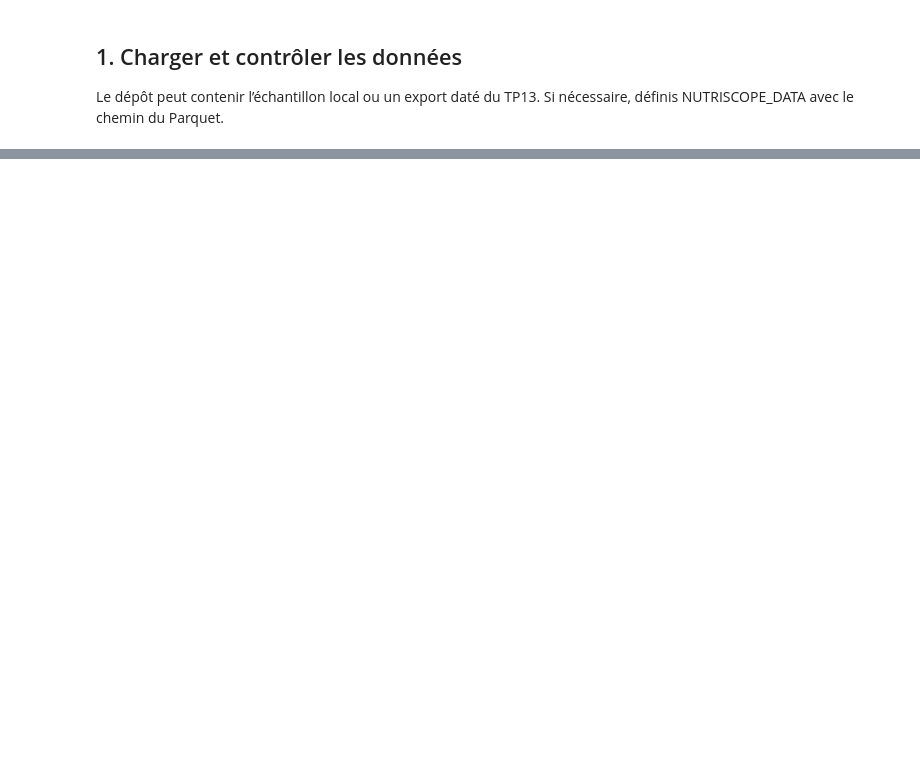
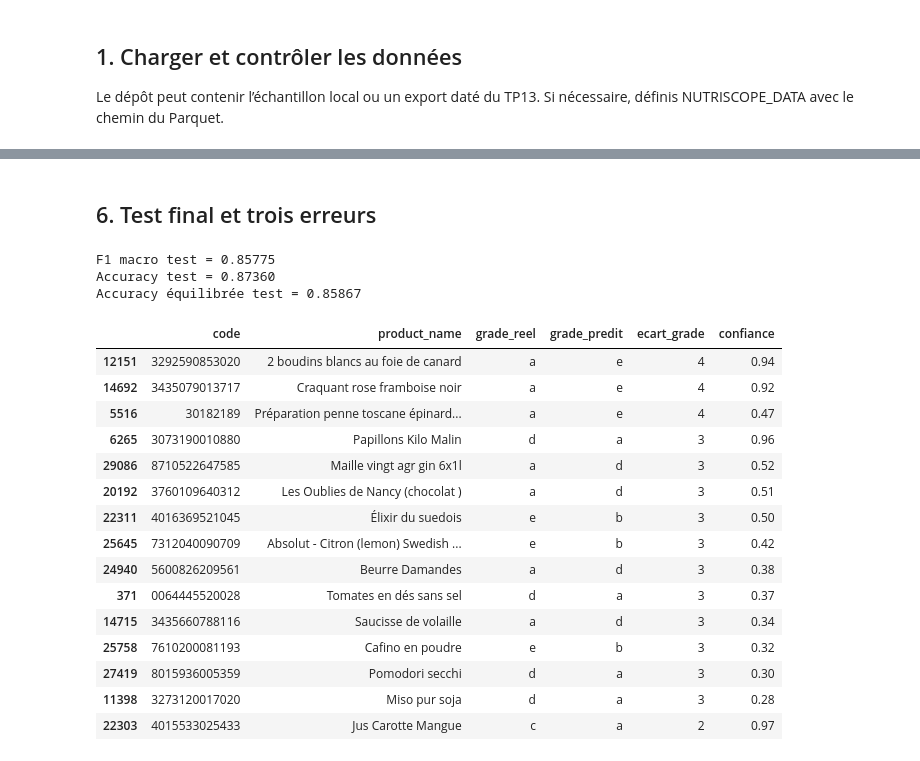
Before and after one commit to clement-welsch/NutriScope, a Jupyter notebook: notebooks/ml_nutriscore.ipynb, the cells around one changed output, grey strips where cells are left out. Cells and saved outputs as stored; diff of their text form; code cells hidden in the pictures; blank space fills up the shorter version.

```diff
--- a/notebooks/ml_nutriscore.ipynb
+++ b/notebooks/ml_nutriscore.ipynb
@@ -136,0 +451,54 @@ Résume le meilleur modèle et ses chiffres CV/test, la variabilité, le piège
+# %% [markdown]
+## 6. Test final et trois erreurs
+# %%
+test_df = df.loc[df[SPLIT].eq("test")].copy()
+X_test = test_df[FEATURES]
+y_test = test_df[TARGET]
+
+modele_final = clone(foret_equilibree).fit(X_train, y_train)
+predictions_test = modele_final.predict(X_test)
+
+print(f"F1 macro test = {f1_score(y_test, predictions_test, average='macro'):.5f}")
+print(f"Accuracy test = {accuracy_score(y_test, predictions_test):.5f}")
+print(f"Accuracy équilibrée test = {balanced_accuracy_score(y_test, predictions_test):.5f}")
+# %% [output]
+F1 macro test = 0.85775
+Accuracy test = 0.87360
+Accuracy équilibrée test = 0.85867
+# %%
+grades = {grade: rang for rang, grade in enumerate("abcde")}
+
+erreurs = test_df[["code", "product_name", *NUMERIC_FEATURES]].copy()
+erreurs["grade_reel"] = y_test
+erreurs["grade_predit"] = predictions_test
+erreurs["confiance"] = modele_final.predict_proba(X_test).max(axis=1)
+erreurs["ecart_grade"] = (
+    erreurs["grade_reel"].map(grades)
+    - erreurs["grade_predit"].map(grades)
+).abs()
+
+erreurs = erreurs.loc[erreurs["ecart_grade"] > 0].sort_values(
+    ["ecart_grade", "confiance"], ascending=False
+)
+
+display(erreurs[[
+    "code", "product_name", "grade_reel", "grade_predit",
+    "ecart_grade", "confiance",
+]].head(15))
+# %% [output]
+|  | code | product_name | grade_reel | grade_predit | ecart_grade | confiance |
+| 12151 | 3292590853020 | 2 boudins blancs au foie de canard | a | e | 4 | 0.94 |
+| 14692 | 3435079013717 | Craquant rose framboise noir | a | e | 4 | 0.92 |
+| 5516 | 30182189 | Préparation penne toscane épinard... | a | e | 4 | 0.47 |
+| 6265 | 3073190010880 | Papillons Kilo Malin | d | a | 3 | 0.96 |
+| 29086 | 8710522647585 | Maille vingt agr gin 6x1l | a | d | 3 | 0.52 |
+| 20192 | 3760109640312 | Les Oublies de Nancy (chocolat ) | a | d | 3 | 0.51 |
+| 22311 | 4016369521045 | Élixir du suedois | e | b | 3 | 0.50 |
+| 25645 | 7312040090709 | Absolut - Citron (lemon) Swedish ... | e | b | 3 | 0.42 |
+| 24940 | 5600826209561 | Beurre Damandes | a | d | 3 | 0.38 |
+| 371 | 0064445520028 | Tomates en dés sans sel | d | a | 3 | 0.37 |
+| 14715 | 3435660788116 | Saucisse de volaille | a | d | 3 | 0.34 |
+| 25758 | 7610200081193 | Cafino en poudre | e | b | 3 | 0.32 |
+| 27419 | 8015936005359 | Pomodori secchi | d | a | 3 | 0.30 |
+| 11398 | 3273120017020 | Miso pur soja | d | a | 3 | 0.28 |
+| 22303 | 4015533025433 | Jus Carotte Mangue | c | a | 2 | 0.97 |
```
Also changed, not shown: parts of 41 cells of this notebook, 1 other file.
